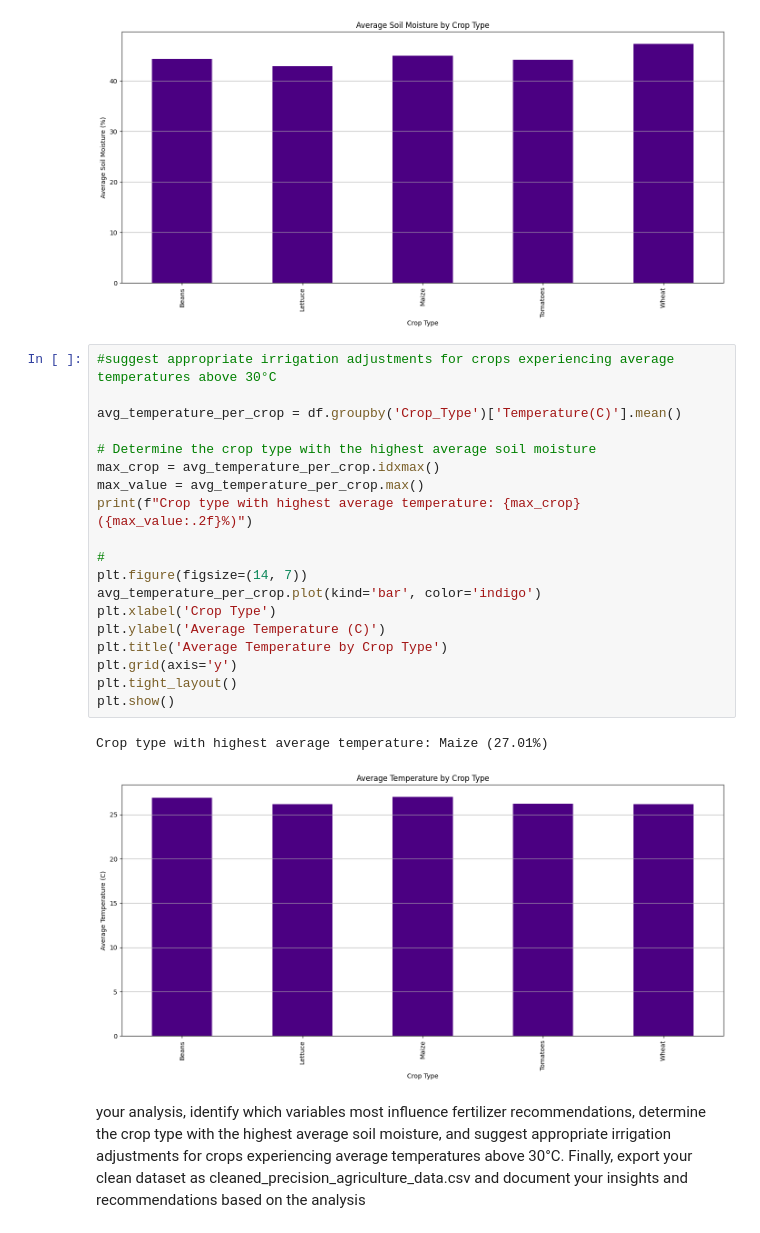
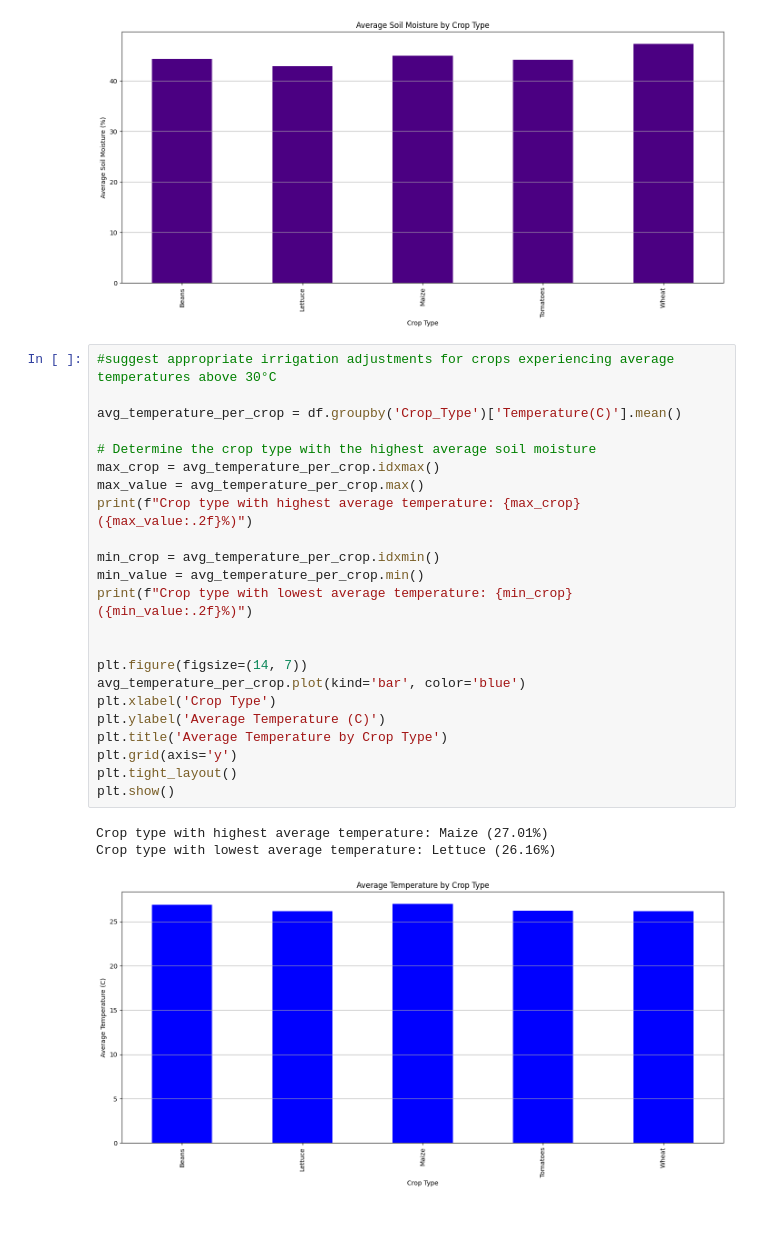
Before and after one commit to Judith456/Kemirembe_Judith, a Jupyter notebook: DATA ANALYSIS/climate_action_data.ipynb, the cells around one changed output. Saved outputs shown, nothing was run; the diff lists cells and outputs as text.

```diff
--- a/DATA ANALYSIS/climate_action_data.ipynb
+++ b/DATA ANALYSIS/climate_action_data.ipynb
@@ -283,26 +283,29 @@ Crop type with highest average soil moisture: Wheat (47.36%)
 # %%
 #suggest appropriate irrigation adjustments for crops experiencing average temperatures above 30°C
 
 avg_temperature_per_crop = df.groupby('Crop_Type')['Temperature(C)'].mean()
 
 # Determine the crop type with the highest average soil moisture
 max_crop = avg_temperature_per_crop.idxmax()
 max_value = avg_temperature_per_crop.max()
 print(f"Crop type with highest average temperature: {max_crop} ({max_value:.2f}%)")
 
-#
+min_crop = avg_temperature_per_crop.idxmin()
+min_value = avg_temperature_per_crop.min()
+print(f"Crop type with lowest average temperature: {min_crop} ({min_value:.2f}%)")
+
+
 plt.figure(figsize=(14, 7))
-avg_temperature_per_crop.plot(kind='bar', color='indigo')
+avg_temperature_per_crop.plot(kind='bar', color='blue')
 plt.xlabel('Crop Type')
 plt.ylabel('Average Temperature (C)')
 plt.title('Average Temperature by Crop Type')
 plt.grid(axis='y')
 plt.tight_layout()
 plt.show()
 # %% [output]
 Crop type with highest average temperature: Maize (27.01%)
+Crop type with lowest average temperature: Lettuce (26.16%)
-[figure, old version]
+[figure, new version]
-# %% [markdown]
- your analysis, identify which variables most influence fertilizer recommendations, determine the crop type with the highest average soil moisture, and suggest appropriate irrigation adjustments for crops experiencing average temperatures above 30°C. Finally, export your clean dataset as cleaned_precision_agriculture_data.csv and document your insights and recommendations based on the analysis
 # %% [markdown]
 In my Analysis, soil pH and humiidity variables affect fertilizer recommendations
```
Also changed, not shown: parts of 1 cell of this notebook.
